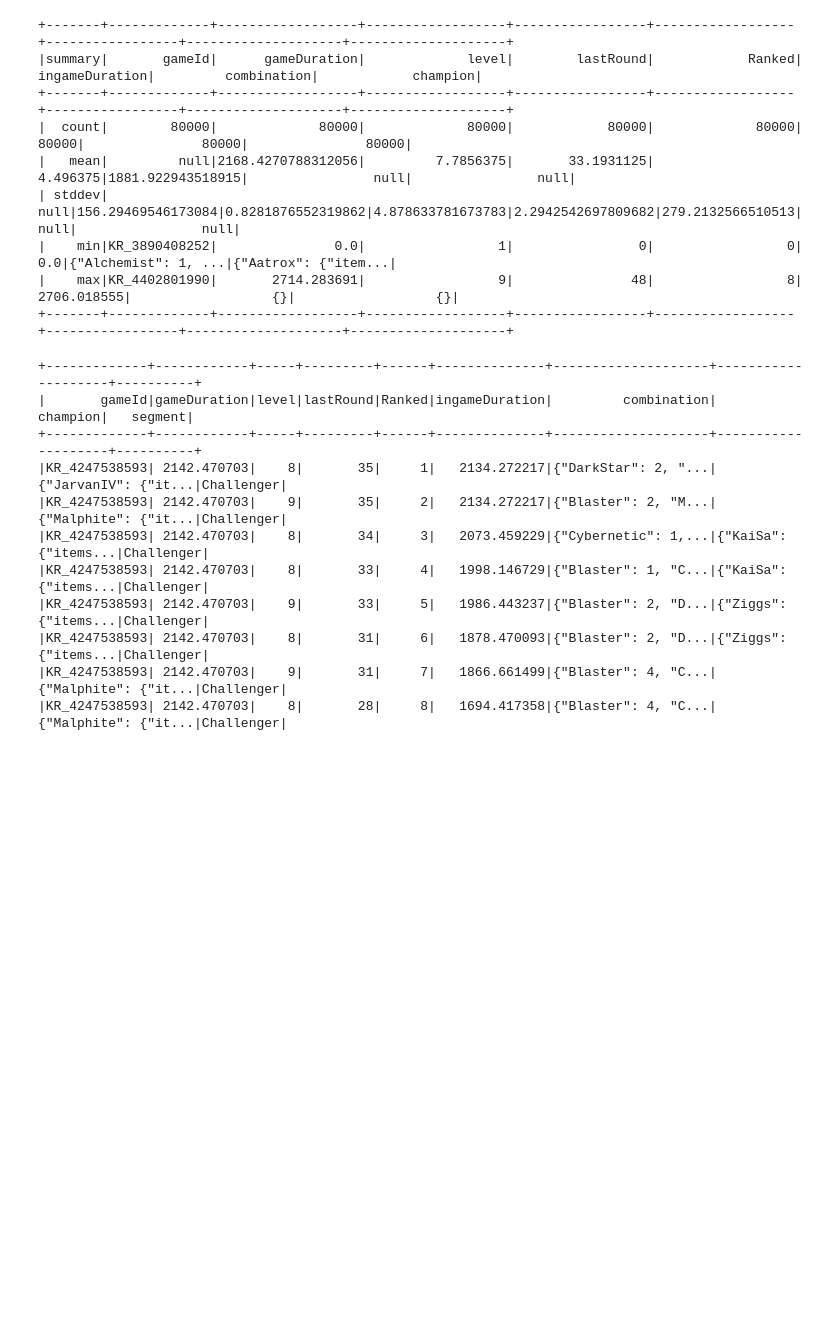
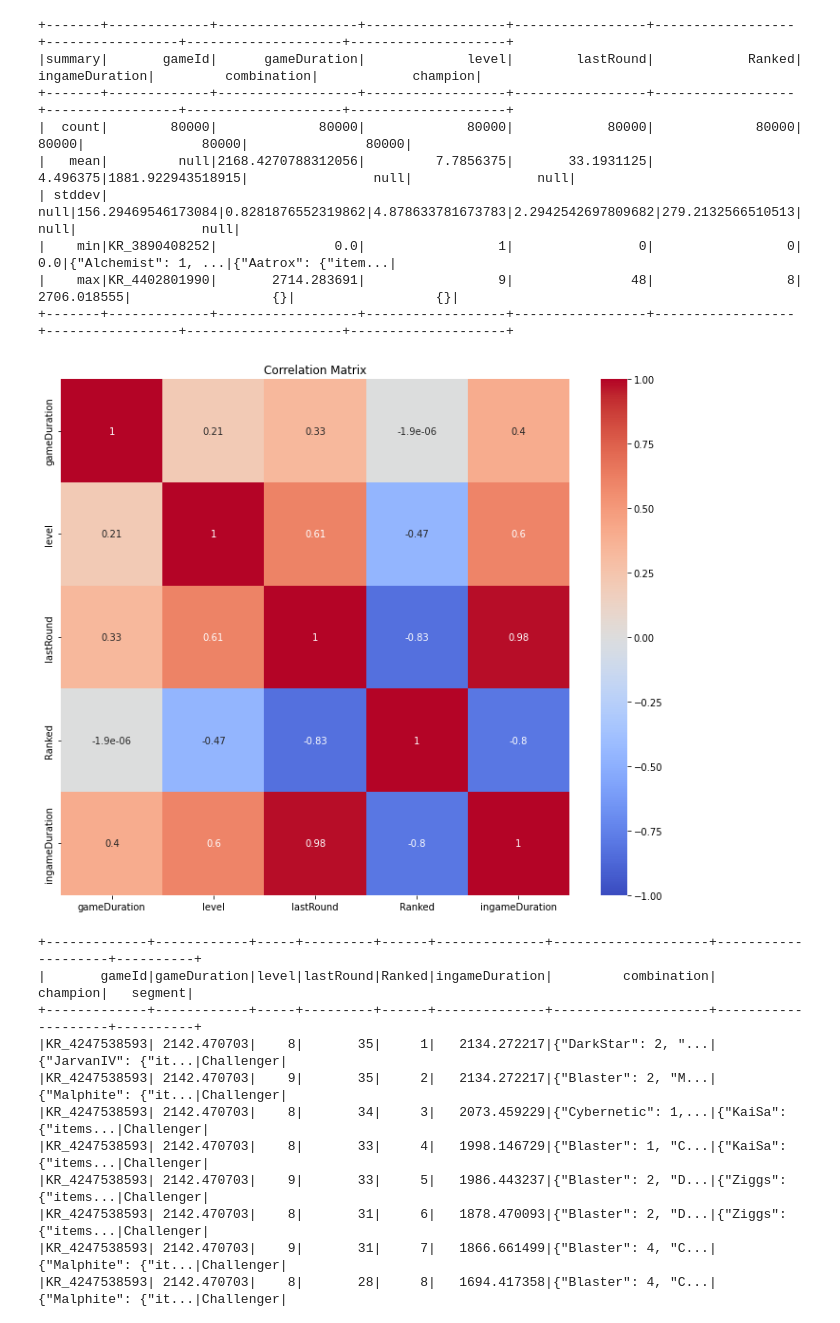
Before and after one commit to yxx10101/INFOSYS722, a Jupyter notebook: I4.ipynb, the cells around one changed output. Saved outputs shown, nothing was run; the diff lists cells and outputs as text; code cells hidden in the pictures; blank space fills up the shorter version.

```diff
--- a/I4.ipynb
+++ b/I4.ipynb
@@ -181,6 +182,20 @@ df5.describe().show()
 |    min|KR_3890408252|               0.0|                 1|                0|                 0|              0.0|{"Alchemist": 1, ...|{"Aatrox": {"item...|
 |    max|KR_4402801990|       2714.283691|                 9|               48|                 8|      2706.018555|                  {}|                  {}|
 +-------+-------------+------------------+------------------+-----------------+------------------+-----------------+--------------------+--------------------+
+# %%
+# Correlation Matrix
+numeric_columns = ['gameDuration', 'level', 'lastRound', 'Ranked', 'ingameDuration']
+
+numeric_df1 = df1.select(numeric_columns).toPandas()
+
+corr_matrix = numeric_df1.corr()
+
+plt.figure(figsize=(12, 10))
+sns.heatmap(corr_matrix, annot=True, cmap='coolwarm', vmin=-1, vmax=1)
+plt.title('Correlation Matrix')
+plt.show()
+# %% [output]
+[figure, added]
 # %%
 #To add new attribute 'segment'
 df1 = df1.withColumn('segment', lit('Challenger'))
```
Also changed, not shown: parts of 2 cells of this notebook.
